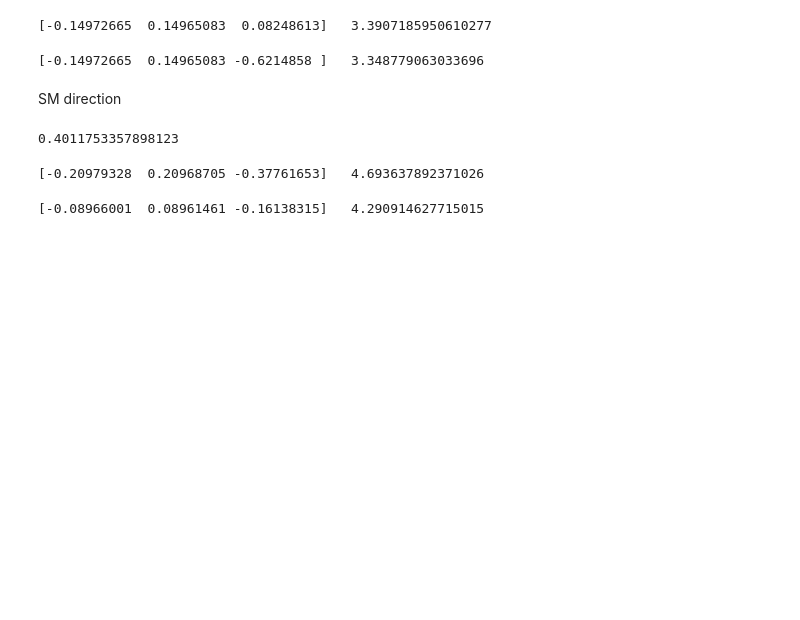
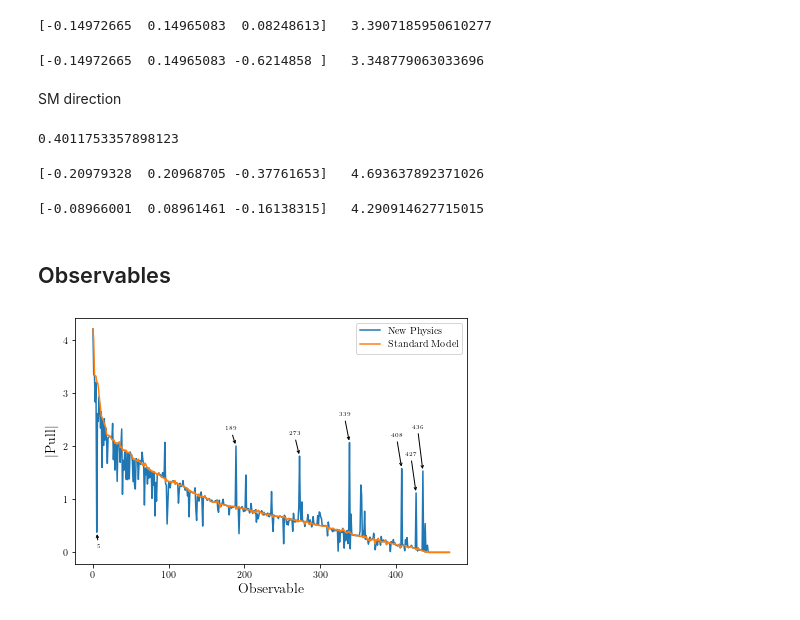
Before and after one commit to Jorge-Alda/SMEFT19, a Jupyter notebook: jupyter/PaperSMEFT/04_ScenarioVII.ipynb, the cells around one changed output. Cells and saved outputs as stored; diff of their text form; code cells hidden in the pictures; blank space fills up the shorter version.

Commit message:
Pulls for every observable in Scenario VII

```diff
--- a/jupyter/PaperSMEFT/04_ScenarioVII.ipynb
+++ b/jupyter/PaperSMEFT/04_ScenarioVII.ipynb
@@ -135,3 +135,5 @@ lSMm = -2*(SMEFT19.likelihood_global(pSMm, scVII) + LVII)
 print(f'{pSMm}\t{lSMm}')
 # %% [output]
 [-0.08966001  0.08961461 -0.16138315]   4.290914627715015
+# %% [markdown]
+## Observables
@@ -137,0 +142,4 @@ print(f'{pSMm}\t{lSMm}')
+# %%
+compare_plot(scVII, '../../ellipses/scVII.yaml', '../../plots/pullsVII')
+# %% [output]
+[figure, added]
```
Also changed, not shown: parts of 2 cells of this notebook, 7 other files.
